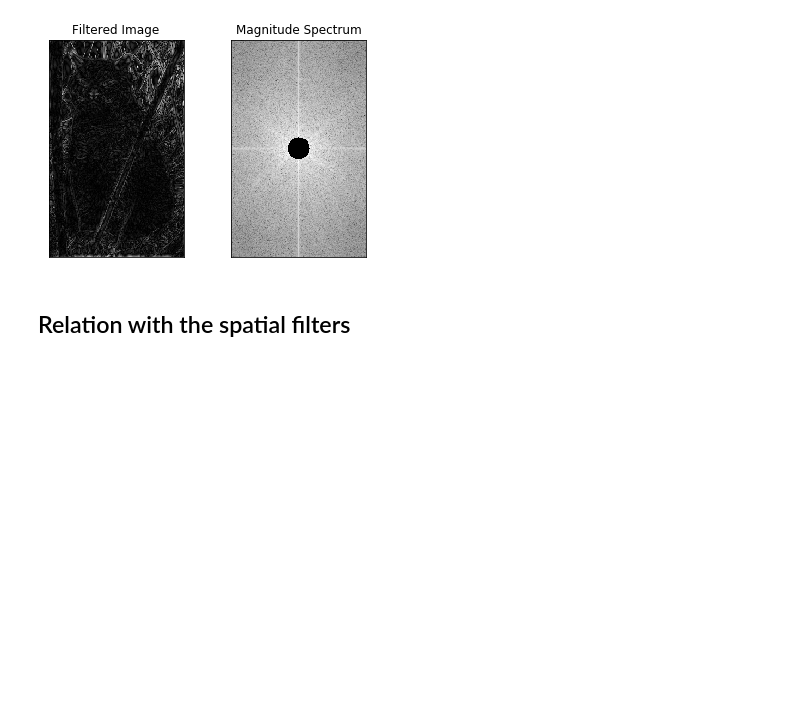
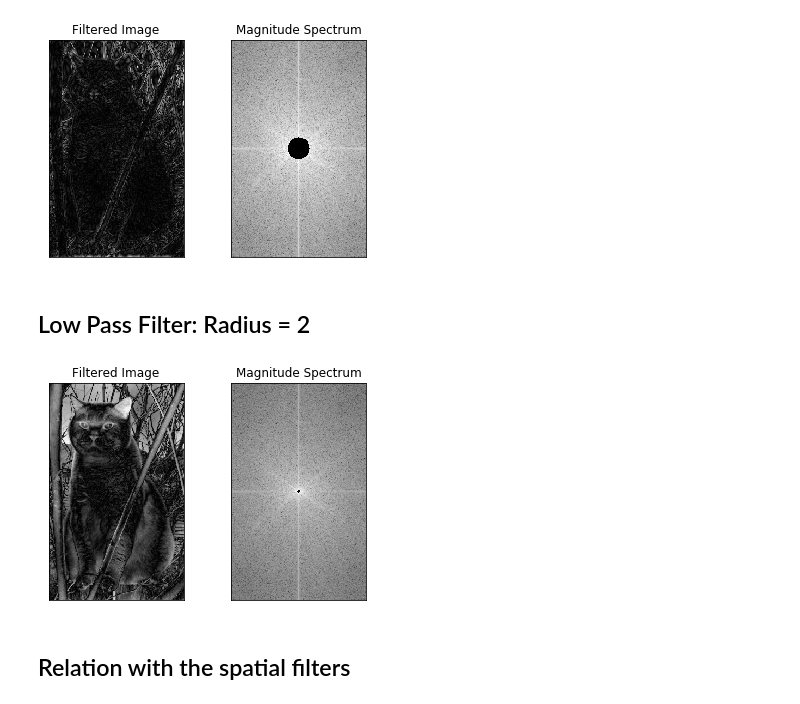
Before and after one commit to Smith2008/cstopics, a Jupyter notebook: assets/notebooks/vision/fourier.ipynb, the cells around one changed output. Cells and saved outputs as stored; diff of their text form; code cells hidden in the pictures; blank space fills up the shorter version.

```diff
--- a/assets/notebooks/vision/fourier.ipynb
+++ b/assets/notebooks/vision/fourier.ipynb
@@ -271,6 +271,31 @@ plt.title('Magnitude Spectrum'), plt.xticks([]), plt.yticks([])
 plt.show()
 # %% [output]
 [figure]
+# %% [markdown]
+## Low Pass Filter: Radius = 2
+# %%
+f = np.fft.fft2(img)
+fshift = np.fft.fftshift(f)
+
+mask = createCircularMask(img.shape[0], img.shape[1], radius=2)
+
+fshift[mask] = 0
+
+f_ishift = np.fft.ifftshift(fshift)
+img_back = np.fft.ifft2(f_ishift)
+img_back = np.abs(img_back)
+
+magnitude_spectrum = np.log(1+np.abs(fshift))
+
+plt.subplot(121)
+plt.imshow(img_back, cmap = 'gray')
+plt.title('Filtered Image'), plt.xticks([]), plt.yticks([])
+plt.subplot(122)
+plt.imshow(magnitude_spectrum, cmap = 'gray')
+plt.title('Magnitude Spectrum'), plt.xticks([]), plt.yticks([])
+plt.show()
+# %% [output]
+[figure, added]
 # %% [markdown]
 ## Relation with the spatial filters
 # %% [markdown]
```
